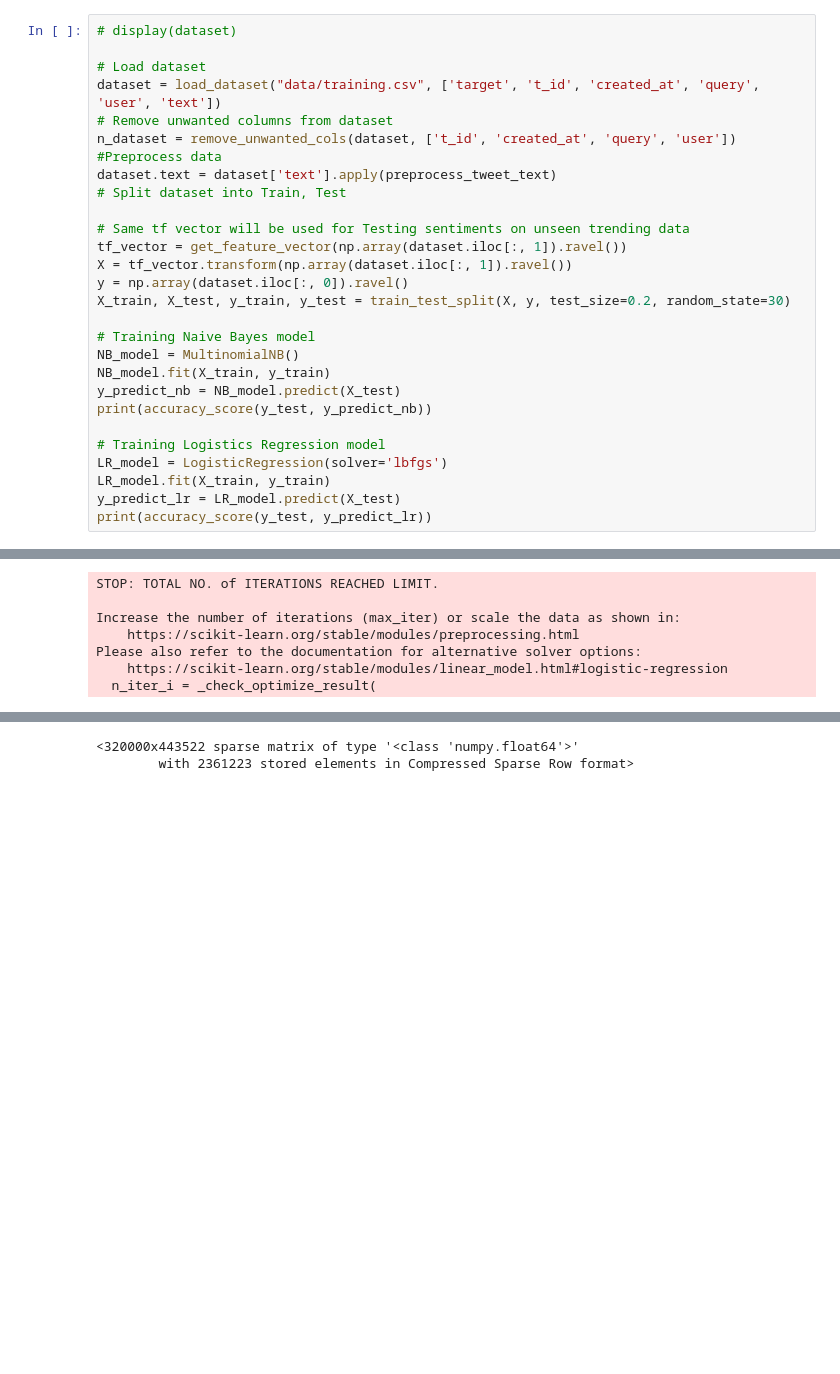
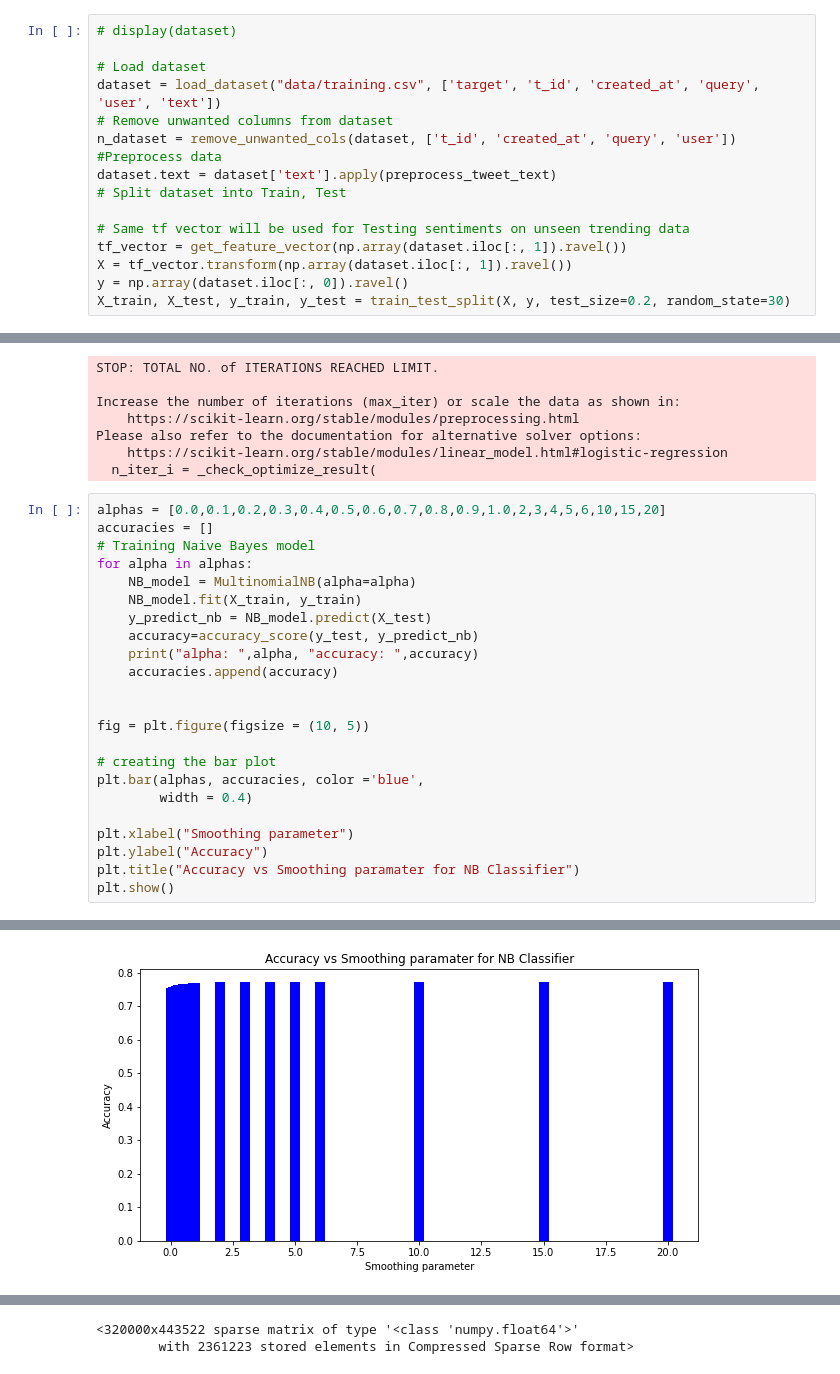
Before and after one commit to Prazhant/ISYE6740_Project, a Jupyter notebook: SenitmentAnalysis.ipynb, the cells around one changed output, grey strips where cells are left out. Cells and saved outputs as stored; diff of their text form; blank space fills up the shorter version.

```diff
--- a/SenitmentAnalysis.ipynb
+++ b/SenitmentAnalysis.ipynb
@@ -93,18 +94,6 @@ tf_vector = get_feature_vector(np.array(dataset.iloc[:, 1]).ravel())
 X = tf_vector.transform(np.array(dataset.iloc[:, 1]).ravel())
 y = np.array(dataset.iloc[:, 0]).ravel()
 X_train, X_test, y_train, y_test = train_test_split(X, y, test_size=0.2, random_state=30)
-
-# Training Naive Bayes model
-NB_model = MultinomialNB()
-NB_model.fit(X_train, y_train)
-y_predict_nb = NB_model.predict(X_test)
-print(accuracy_score(y_test, y_predict_nb))
-
-# Training Logistics Regression model
-LR_model = LogisticRegression(solver='lbfgs')
-LR_model.fit(X_train, y_train)
-y_predict_lr = LR_model.predict(X_test)
-print(accuracy_score(y_test, y_predict_lr))
 # %% [output]
 0.768521875
 0.787696875
@@ -115,3 +104,27 @@ Increase the number of iterations (max_iter) or scale the data as shown in:
 Please also refer to the documentation for alternative solver options:
     https://scikit-learn.org/stable/modules/linear_model.html#logistic-regression
   n_iter_i = _check_optimize_result(
+# %%
+alphas = [0.0,0.1,0.2,0.3,0.4,0.5,0.6,0.7,0.8,0.9,1.0,2,3,4,5,6,10,15,20]
+accuracies = []
+# Training Naive Bayes model
+for alpha in alphas:
+    NB_model = MultinomialNB(alpha=alpha)
+    NB_model.fit(X_train, y_train)
+    y_predict_nb = NB_model.predict(X_test)
+    accuracy=accuracy_score(y_test, y_predict_nb)
+    print("alpha: ",alpha, "accuracy: ",accuracy)
+    accuracies.append(accuracy)
+
+
+fig = plt.figure(figsize = (10, 5))
+
+# creating the bar plot
+plt.bar(alphas, accuracies, color ='blue',
+        width = 0.4)
+
+plt.xlabel("Smoothing parameter")
+plt.ylabel("Accuracy")
+plt.title("Accuracy vs Smoothing paramater for NB Classifier")
+plt.show()
+# %% [output]
@@ -117,0 +150 @@ Please also refer to the documentation for alternative solver options:
+[figure, added]
```
Also changed, not shown: parts of 9 cells of this notebook, 9 other files.
